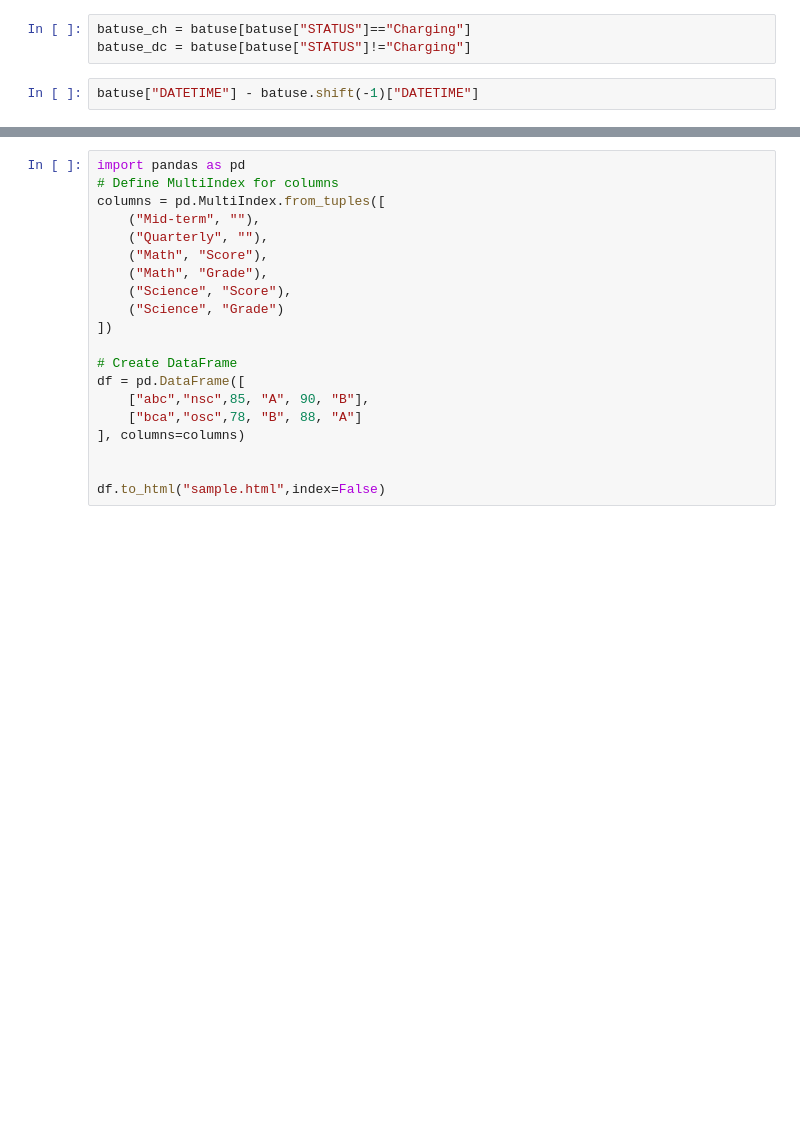
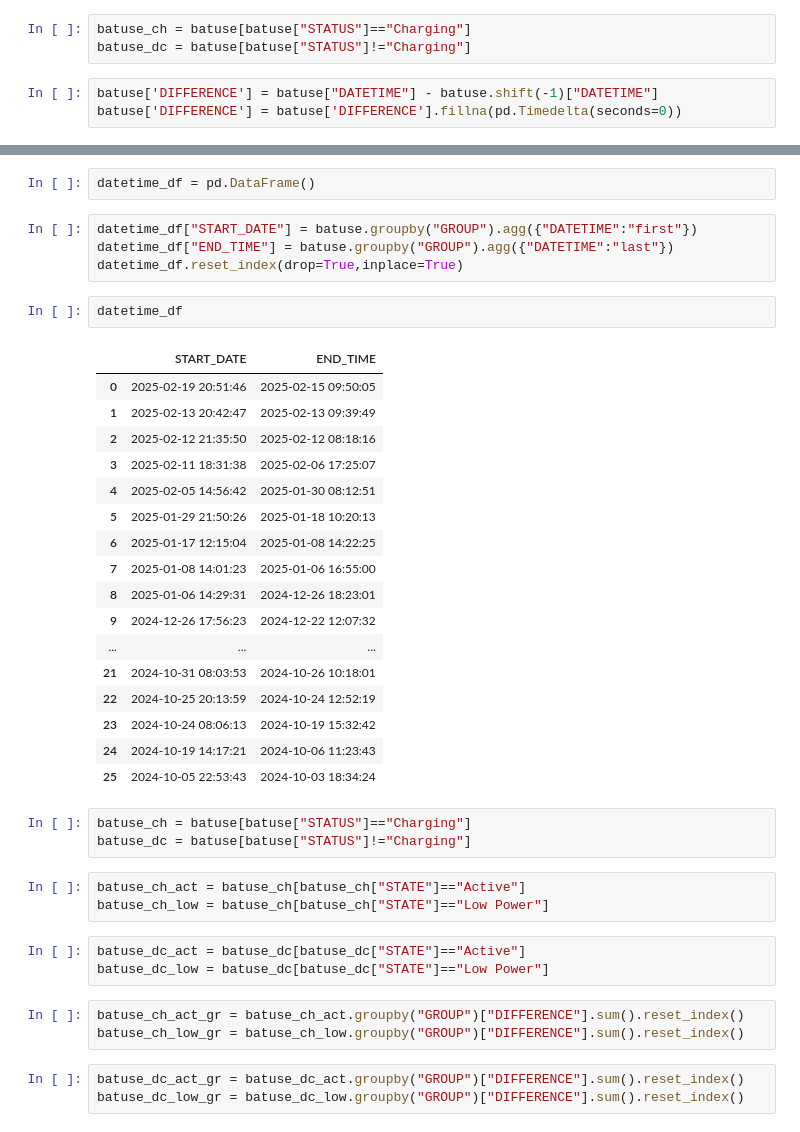
Before and after one commit to vishnumur777/mybatop, a Jupyter notebook: debug/battery-activity.ipynb, the cells around one changed output, grey strips where cells are left out. Saved outputs shown, nothing was run; the diff lists cells and outputs as text; blank space fills up the shorter version.

```diff
--- a/debug/battery-activity.ipynb
+++ b/debug/battery-activity.ipynb
@@ -126,4 +126,5 @@ batuse["DATETIME"] = pd.to_datetime(batuse["DATETIME"], format="%Y-%m-%d %H:%M:%
 batuse_ch = batuse[batuse["STATUS"]=="Charging"]
 batuse_dc = batuse[batuse["STATUS"]!="Charging"]
 # %%
-batuse["DATETIME"] - batuse.shift(-1)["DATETIME"]
+batuse['DIFFERENCE'] = batuse["DATETIME"] - batuse.shift(-1)["DATETIME"]
+batuse['DIFFERENCE'] = batuse['DIFFERENCE'].fillna(pd.Timedelta(seconds=0))
@@ -143,20 +131,41 @@ Name: DATETIME, Length: 3200, dtype: timedelta64[ns]
-# %%
-import pandas as pd
-# Define MultiIndex for columns
-columns = pd.MultiIndex.from_tuples([
-    ("Mid-term", ""),
-    ("Quarterly", ""),
-    ("Math", "Score"),
-    ("Math", "Grade"),
-    ("Science", "Score"),
-    ("Science", "Grade")
-])
-
-# Create DataFrame
-df = pd.DataFrame([
-    ["abc","nsc",85, "A", 90, "B"],
-    ["bca","osc",78, "B", 88, "A"]
-], columns=columns)
-
-
-df.to_html("sample.html",index=False)
+# %%
+datetime_df = pd.DataFrame()
+# %%
+datetime_df["START_DATE"] = batuse.groupby("GROUP").agg({"DATETIME":"first"})
+datetime_df["END_TIME"] = batuse.groupby("GROUP").agg({"DATETIME":"last"})
+datetime_df.reset_index(drop=True,inplace=True)
+# %%
+datetime_df
+# %% [output]
+|  | START_DATE | END_TIME |
+| 0 | 2025-02-19 20:51:46 | 2025-02-15 09:50:05 |
+| 1 | 2025-02-13 20:42:47 | 2025-02-13 09:39:49 |
+| 2 | 2025-02-12 21:35:50 | 2025-02-12 08:18:16 |
+| 3 | 2025-02-11 18:31:38 | 2025-02-06 17:25:07 |
+| 4 | 2025-02-05 14:56:42 | 2025-01-30 08:12:51 |
+| 5 | 2025-01-29 21:50:26 | 2025-01-18 10:20:13 |
+| 6 | 2025-01-17 12:15:04 | 2025-01-08 14:22:25 |
+| 7 | 2025-01-08 14:01:23 | 2025-01-06 16:55:00 |
+| 8 | 2025-01-06 14:29:31 | 2024-12-26 18:23:01 |
+| 9 | 2024-12-26 17:56:23 | 2024-12-22 12:07:32 |
+| ... | ... | ... |
+| 21 | 2024-10-31 08:03:53 | 2024-10-26 10:18:01 |
+| 22 | 2024-10-25 20:13:59 | 2024-10-24 12:52:19 |
+| 23 | 2024-10-24 08:06:13 | 2024-10-19 15:32:42 |
+| 24 | 2024-10-19 14:17:21 | 2024-10-06 11:23:43 |
+| 25 | 2024-10-05 22:53:43 | 2024-10-03 18:34:24 |
+# %%
+batuse_ch = batuse[batuse["STATUS"]=="Charging"]
+batuse_dc = batuse[batuse["STATUS"]!="Charging"]
+# %%
+batuse_ch_act = batuse_ch[batuse_ch["STATE"]=="Active"]
+batuse_ch_low = batuse_ch[batuse_ch["STATE"]=="Low Power"]
+# %%
+batuse_dc_act = batuse_dc[batuse_dc["STATE"]=="Active"]
+batuse_dc_low = batuse_dc[batuse_dc["STATE"]=="Low Power"]
+# %%
+batuse_ch_act_gr = batuse_ch_act.groupby("GROUP")["DIFFERENCE"].sum().reset_index()
+batuse_ch_low_gr = batuse_ch_low.groupby("GROUP")["DIFFERENCE"].sum().reset_index()
+# %%
+batuse_dc_act_gr = batuse_dc_act.groupby("GROUP")["DIFFERENCE"].sum().reset_index()
+batuse_dc_low_gr = batuse_dc_low.groupby("GROUP")["DIFFERENCE"].sum().reset_index()
```
Also changed, not shown: parts of 14 cells of this notebook.
